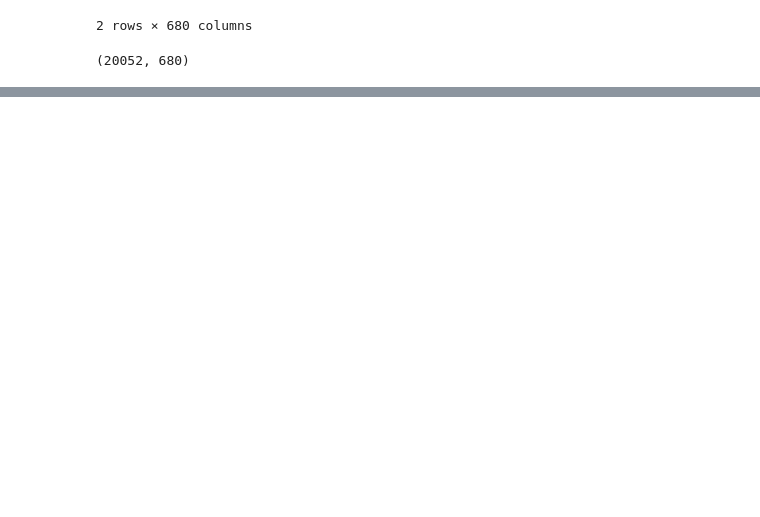
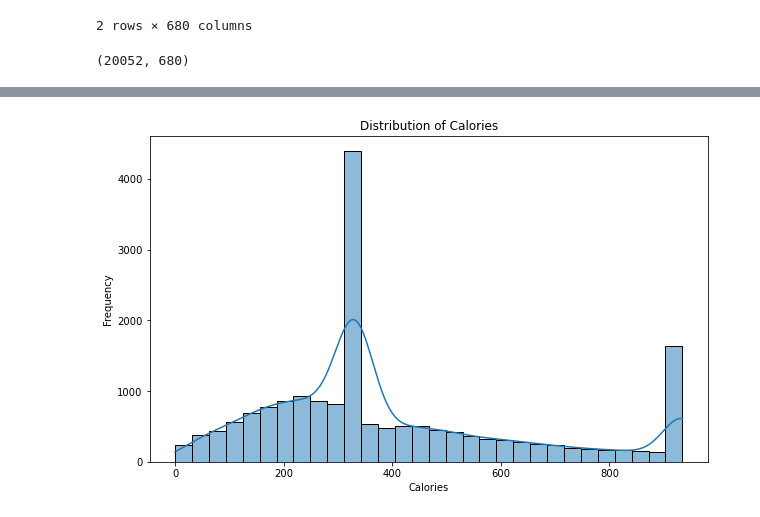
Before and after one commit to VishalKumarSwain/EpiRecipes-Visualization-Application, a Jupyter notebook: Recipe Visualization Application.ipynb, the cells around one changed output, grey strips where cells are left out. Cells and saved outputs as stored; diff of their text form; code cells hidden in the pictures; blank space fills up the shorter version.

```diff
--- a/Recipe Visualization Application.ipynb
+++ b/Recipe Visualization Application.ipynb
@@ -122,0 +191,10 @@ df.to_csv('data.csv')
+# %%
+# Histogram for distribution of calories
+plt.figure(figsize=(10, 6))
+sns.histplot(df['calories'], bins=30, kde=True)
+plt.title('Distribution of Calories')
+plt.xlabel('Calories')
+plt.ylabel('Frequency')
+plt.show()
+# %% [output]
+[figure, added]
```
Also changed, not shown: parts of 47 cells of this notebook.
